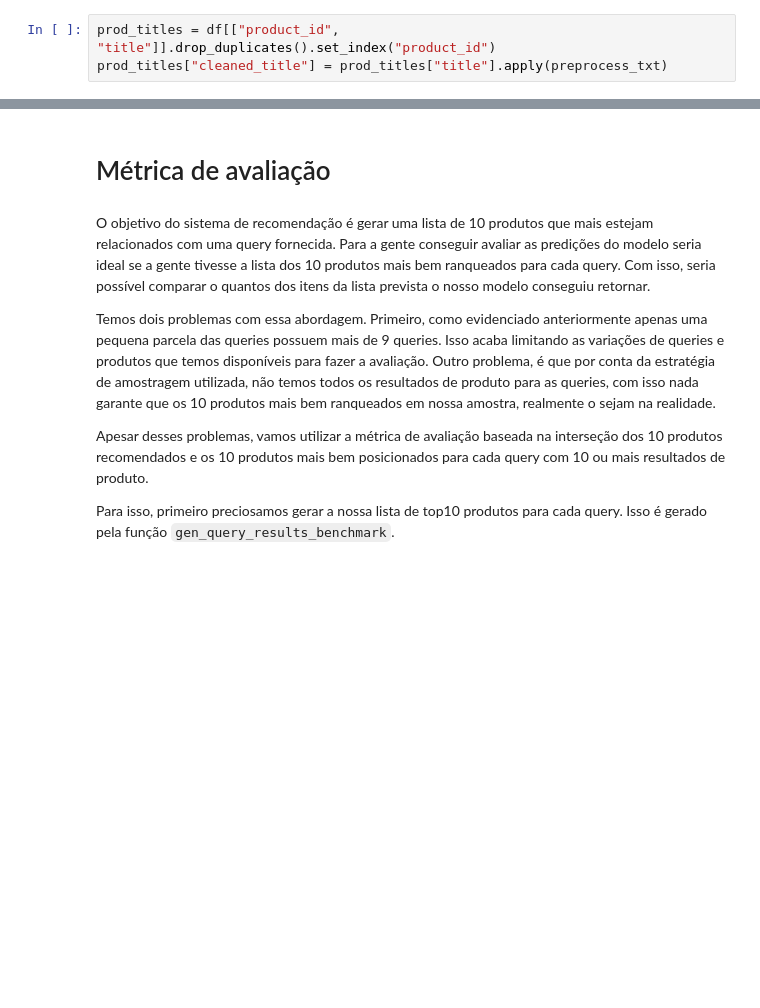
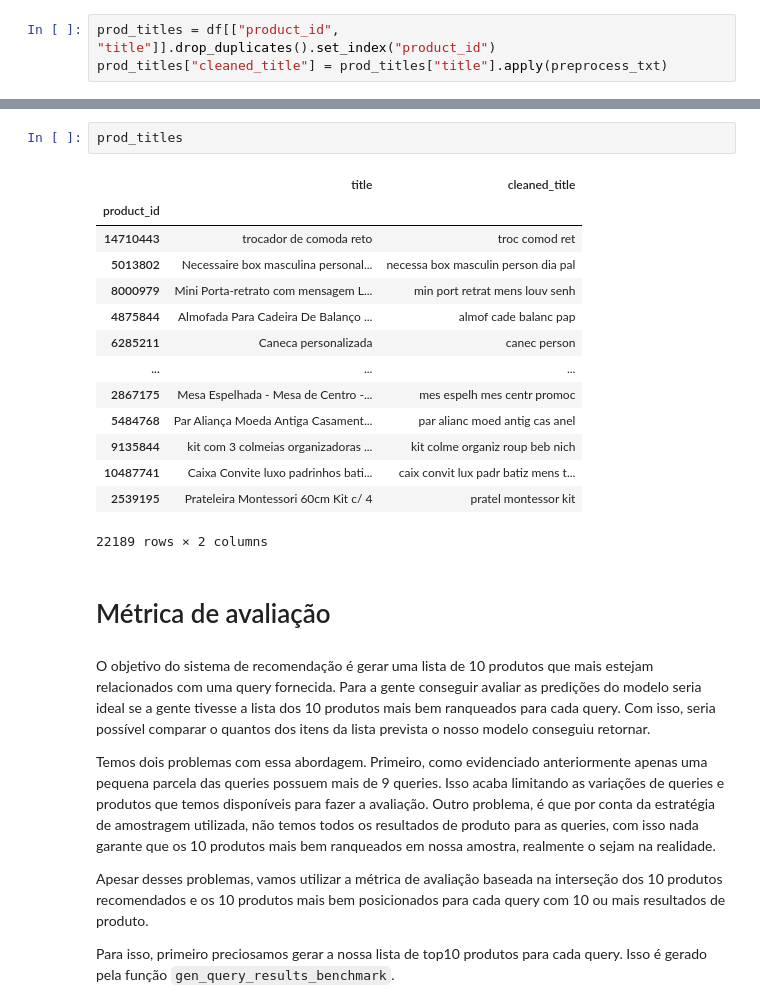
Before and after one commit to leofmr/product_recommender, a Jupyter notebook: notebooks/4 - recommender_system.ipynb, the cells around one changed output, grey strips where cells are left out. Saved outputs shown, nothing was run; the diff lists cells and outputs as text; blank space fills up the shorter version.

```diff
--- a/notebooks/4 - recommender_system.ipynb
+++ b/notebooks/4 - recommender_system.ipynb
@@ -175,3 +176,20 @@ get_top_docs(query, prod_titles)
+# %%
+prod_titles
+# %% [output]
+|  | title | cleaned_title |
+| product_id |  |  |
+| 14710443 | trocador de comoda reto | troc comod ret |
+| 5013802 | Necessaire box masculina personal... | necessa box masculin person dia pal |
+| 8000979 | Mini Porta-retrato com mensagem L... | min port retrat mens louv senh |
+| 4875844 | Almofada Para Cadeira De Balanço ... | almof cade balanc pap |
+| 6285211 | Caneca personalizada | canec person |
+| ... | ... | ... |
+| 2867175 | Mesa Espelhada - Mesa de Centro -... | mes espelh mes centr promoc |
+| 5484768 | Par Aliança Moeda Antiga Casament... | par alianc moed antig cas anel |
+| 9135844 | kit com 3 colmeias organizadoras ... | kit colme organiz roup beb nich |
+| 10487741 | Caixa Convite luxo padrinhos bati... | caix convit lux padr batiz mens t... |
+| 2539195 | Prateleira Montessori 60cm Kit c/ 4 | pratel montessor kit |
+22189 rows × 2 columns
 # %% [markdown]
 # Métrica de avaliação
 # %% [markdown]
```
Also changed, not shown: parts of 9 cells of this notebook, 1 other file.
